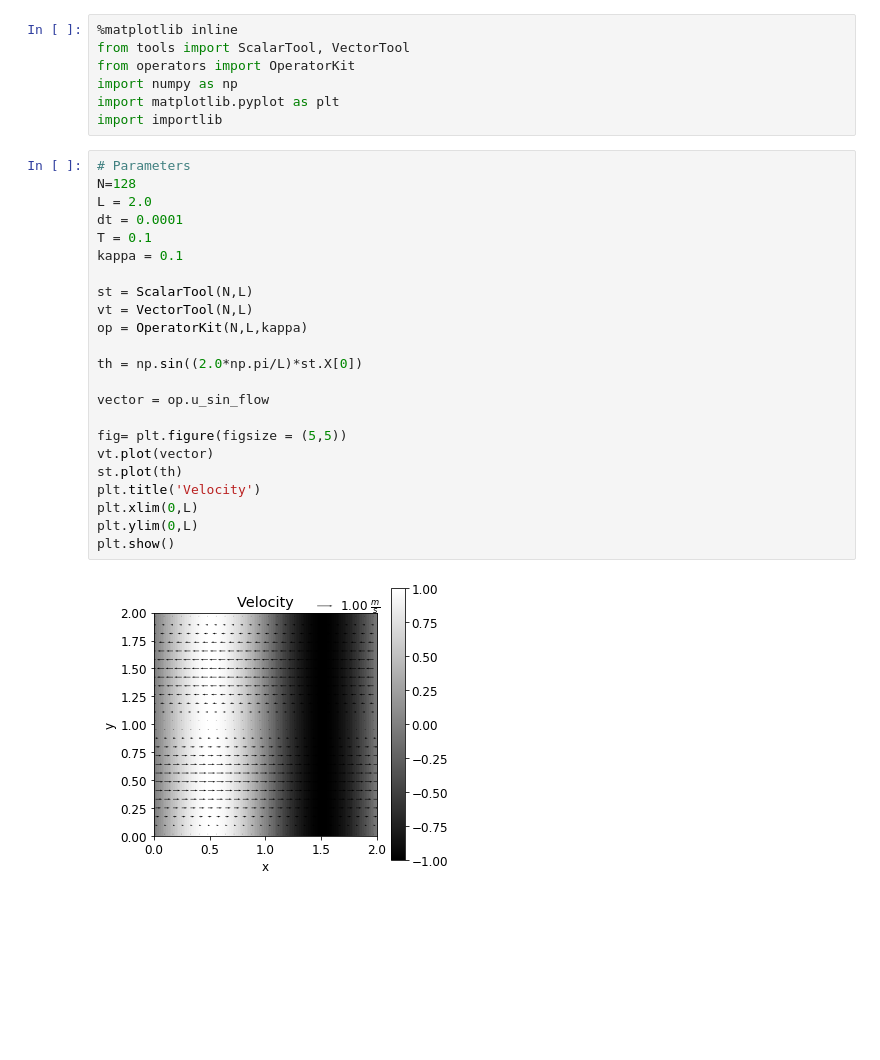
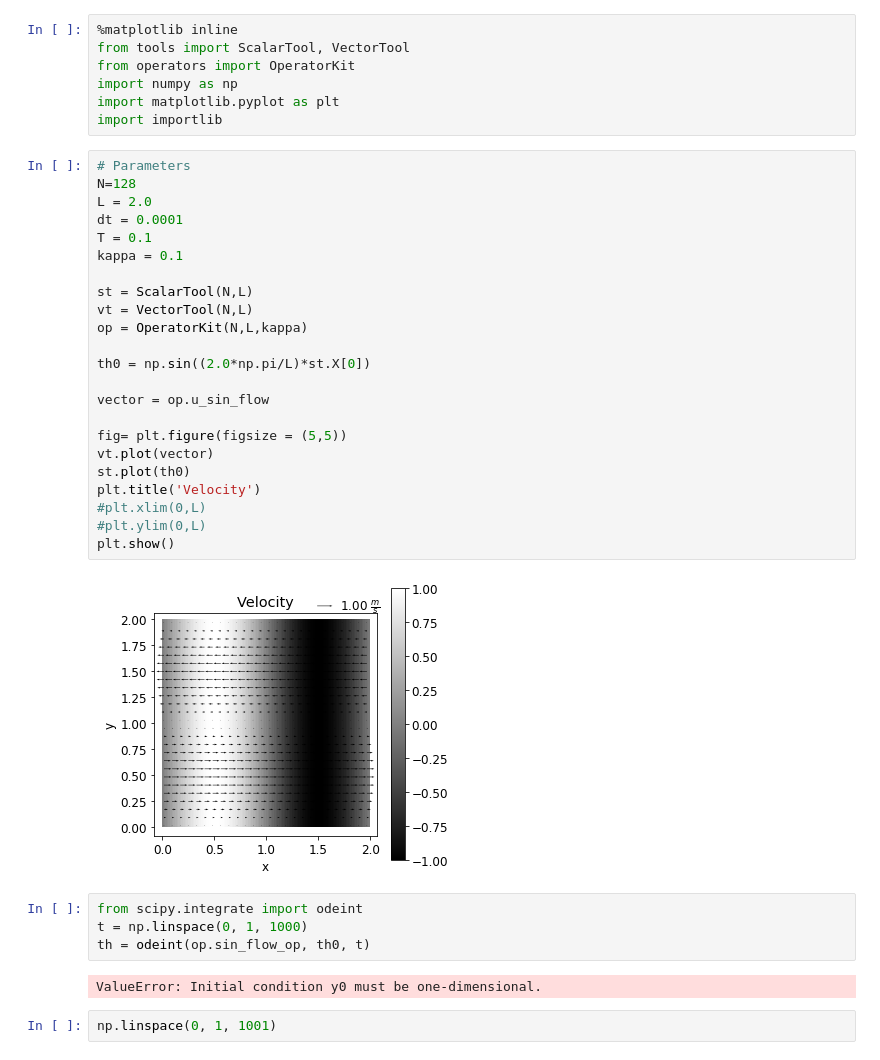
Before and after one commit to cjm715/lit, a Jupyter notebook: sim_simple.ipynb, the cells around one changed output. Saved outputs shown, nothing was run; the diff lists cells and outputs as text; blank space fills up the shorter version.

```diff
--- a/sim_simple.ipynb
+++ b/sim_simple.ipynb
@@ -8,25 +8,33 @@ import importlib
 # %%
 # Parameters
 N=128
 L = 2.0
 dt = 0.0001
 T = 0.1
 kappa = 0.1
 
 st = ScalarTool(N,L)
 vt = VectorTool(N,L)
 op = OperatorKit(N,L,kappa)
 
-th = np.sin((2.0*np.pi/L)*st.X[0])
+th0 = np.sin((2.0*np.pi/L)*st.X[0])
 
 vector = op.u_sin_flow
 
 fig= plt.figure(figsize = (5,5))
 vt.plot(vector)
-st.plot(th)
+st.plot(th0)
 plt.title('Velocity')
-plt.xlim(0,L)
-plt.ylim(0,L)
+#plt.xlim(0,L)
+#plt.ylim(0,L)
 plt.show()
 # %% [output]
-[figure, old version]
+[figure, new version]
+# %%
+from scipy.integrate import odeint
+t = np.linspace(0, 1, 1000)
+th = odeint(op.sin_flow_op, th0, t)
+# %% [output]
+ValueError: Initial condition y0 must be one-dimensional.
+# %%
+np.linspace(0, 1, 1001)
```
Also changed, not shown: parts of 13 cells of this notebook, 6 other files.
